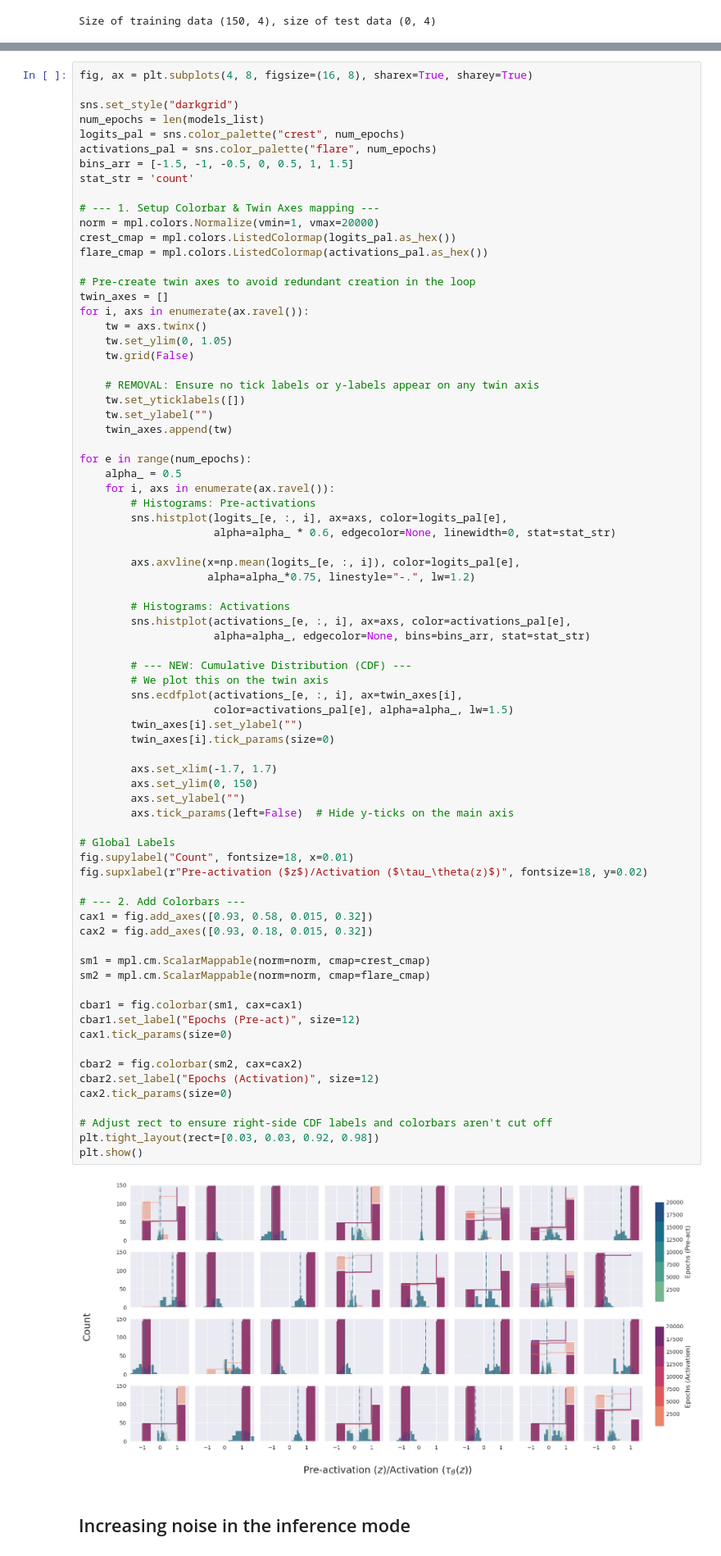
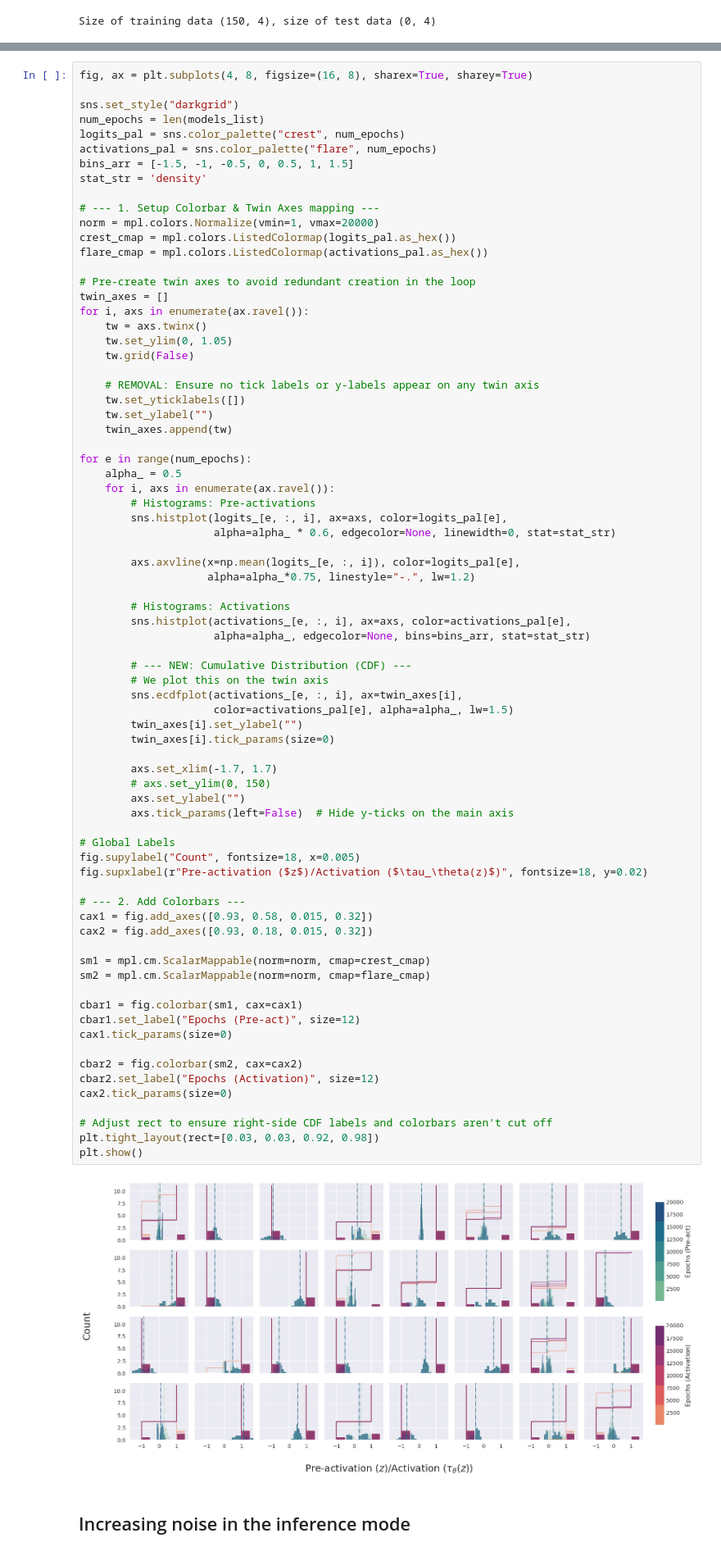
Before and after one commit to vjaltare/sawy, a Jupyter notebook: notebooks/uci_iris_figures.ipynb, the cells around one changed output, grey strips where cells are left out. Shown at 82% size. Drawn from its saved outputs; the diff is of its cells as text.

```diff
--- a/notebooks/uci_iris_figures.ipynb
+++ b/notebooks/uci_iris_figures.ipynb
@@ -354,7 +376,7 @@ num_epochs = len(models_list)
 logits_pal = sns.color_palette("crest", num_epochs)
 activations_pal = sns.color_palette("flare", num_epochs)
 bins_arr = [-1.5, -1, -0.5, 0, 0.5, 1, 1.5]
-stat_str = 'count'
+stat_str = 'density'
 
 # --- 1. Setup Colorbar & Twin Axes mapping ---
 norm = mpl.colors.Normalize(vmin=1, vmax=20000)
@@ -393,36 +415,36 @@ for e in range(num_epochs):
                      color=activations_pal[e], alpha=alpha_, lw=1.5)
         twin_axes[i].set_ylabel("")
         twin_axes[i].tick_params(size=0)
 
         axs.set_xlim(-1.7, 1.7)
-        axs.set_ylim(0, 150)
+        # axs.set_ylim(0, 150)
         axs.set_ylabel("")
         axs.tick_params(left=False)  # Hide y-ticks on the main axis
 
 # Global Labels
-fig.supylabel("Count", fontsize=18, x=0.01)
+fig.supylabel("Count", fontsize=18, x=0.005)
 fig.supxlabel(r"Pre-activation ($z$)/Activation ($\tau_\theta(z)$)", fontsize=18, y=0.02)
 
 # --- 2. Add Colorbars ---
 cax1 = fig.add_axes([0.93, 0.58, 0.015, 0.32])
 cax2 = fig.add_axes([0.93, 0.18, 0.015, 0.32])
 
 sm1 = mpl.cm.ScalarMappable(norm=norm, cmap=crest_cmap)
 sm2 = mpl.cm.ScalarMappable(norm=norm, cmap=flare_cmap)
 
 cbar1 = fig.colorbar(sm1, cax=cax1)
 cbar1.set_label("Epochs (Pre-act)", size=12)
 cax1.tick_params(size=0)
 
 cbar2 = fig.colorbar(sm2, cax=cax2)
 cbar2.set_label("Epochs (Activation)", size=12)
 cax2.tick_params(size=0)
 
 # Adjust rect to ensure right-side CDF labels and colorbars aren't cut off
 plt.tight_layout(rect=[0.03, 0.03, 0.92, 0.98])
 plt.show()
 # %% [output]
-[figure, old version]
+[figure, new version]
 # %% [markdown]
 ## Increasing noise in the inference mode
 # %%
```
Also changed, not shown: parts of 7 cells of this notebook.
